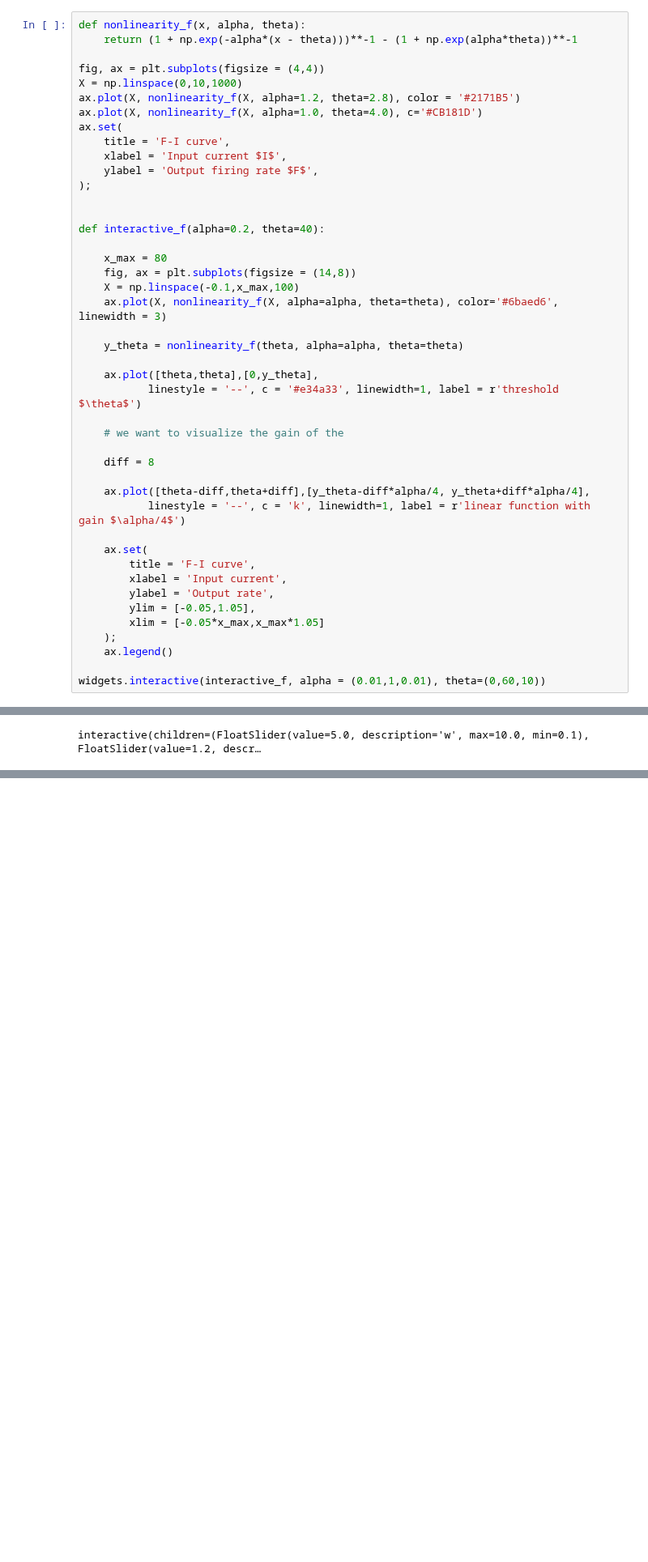
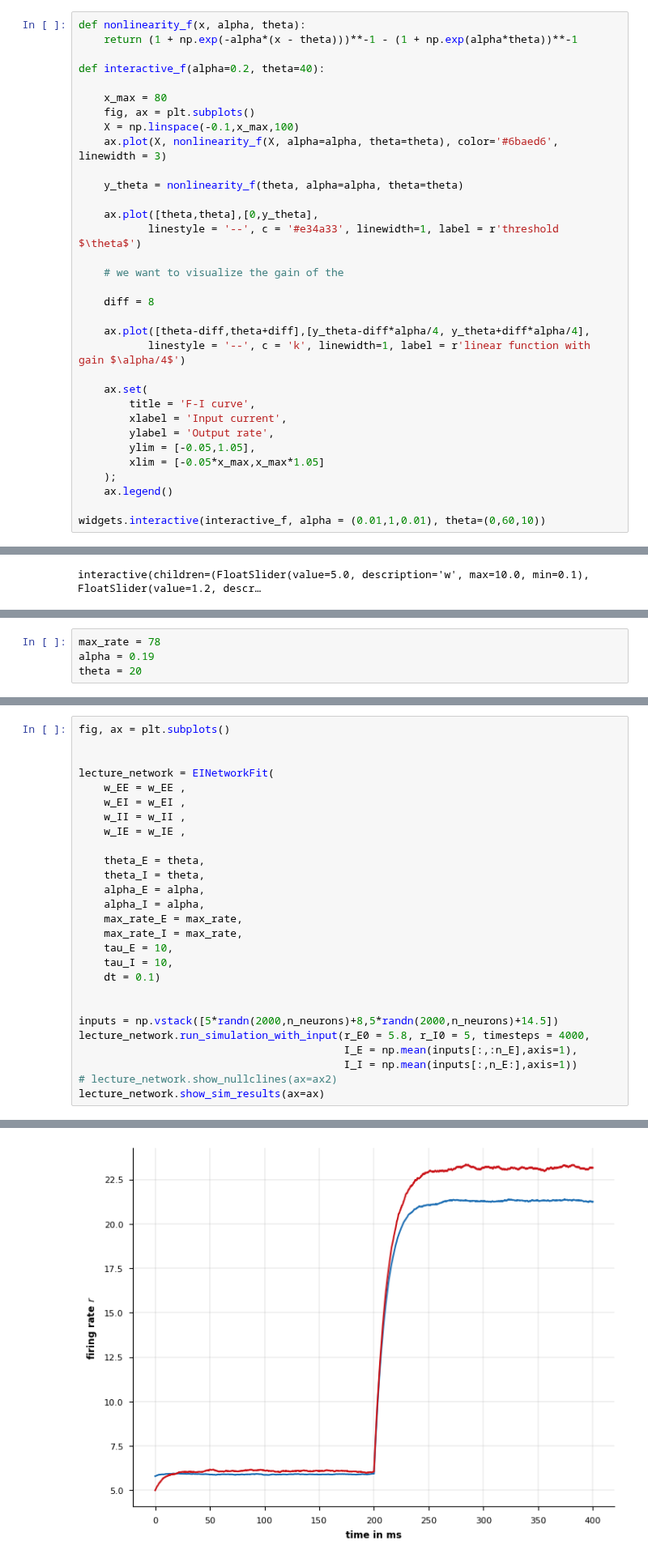
Before and after one commit to comp-neural-circuits/intro-to-comp-neuro, a Jupyter notebook: notebooks/Exc_8/notebook_8.ipynb, the cells around one changed output, grey strips where cells are left out. Shown at 81% size. Drawn from its saved outputs; the diff is of its cells as text; blank space fills up the shorter version.

Commit message:
add images and descriptions to N8

```diff
--- a/notebooks/Exc_8/notebook_8.ipynb
+++ b/notebooks/Exc_8/notebook_8.ipynb
@@ -30,21 +55,10 @@ F(x;\alpha,\theta) = \left(1+\text{e}^{-\frac{x-\theta}{\alpha}}\right)^{-1} - \
 def nonlinearity_f(x, alpha, theta):
     return (1 + np.exp(-alpha*(x - theta)))**-1 - (1 + np.exp(alpha*theta))**-1
 
-fig, ax = plt.subplots(figsize = (4,4))
-X = np.linspace(0,10,1000)
-ax.plot(X, nonlinearity_f(X, alpha=1.2, theta=2.8), color = '#2171B5')
-ax.plot(X, nonlinearity_f(X, alpha=1.0, theta=4.0), c='#CB181D')
-ax.set(
-    title = 'F-I curve',
-    xlabel = 'Input current $I$',
-    ylabel = 'Output firing rate $F$',
-);
-
-
 def interactive_f(alpha=0.2, theta=40):
 
     x_max = 80
-    fig, ax = plt.subplots(figsize = (14,8))
+    fig, ax = plt.subplots()
     X = np.linspace(-0.1,x_max,100)
     ax.plot(X, nonlinearity_f(X, alpha=alpha, theta=theta), color='#6baed6', linewidth = 3)
 
@@ -801,0 +687,4 @@ lecture_network.show_sim_results(ax=ax)
+# %%
+max_rate = 78
+alpha = 0.19
+theta = 20
@@ -801,0 +763,28 @@ lecture_network.show_sim_results(ax=ax)
+# %%
+fig, ax = plt.subplots()
+
+
+lecture_network = EINetworkFit(
+    w_EE = w_EE ,
+    w_EI = w_EI ,
+    w_II = w_II ,
+    w_IE = w_IE ,
+
+    theta_E = theta,
+    theta_I = theta,
+    alpha_E = alpha,
+    alpha_I = alpha,
+    max_rate_E = max_rate,
+    max_rate_I = max_rate,
+    tau_E = 10,
+    tau_I = 10,
+    dt = 0.1)
+
+
+inputs = np.vstack([5*randn(2000,n_neurons)+8,5*randn(2000,n_neurons)+14.5])
+lecture_network.run_simulation_with_input(r_E0 = 5.8, r_I0 = 5, timesteps = 4000,
+                                          I_E = np.mean(inputs[:,:n_E],axis=1),
+                                          I_I = np.mean(inputs[:,n_E:],axis=1))
+# lecture_network.show_nullclines(ax=ax2)
+lecture_network.show_sim_results(ax=ax)
+# %% [output]
@@ -802,3 +792,4 @@ lecture_network.show_sim_results(ax=ax)
+[figure, added]
 # %%
 start_scope() # this opens our brian2 environment
 
```
Also changed, not shown: parts of 23 cells of this notebook, 3 other files.
